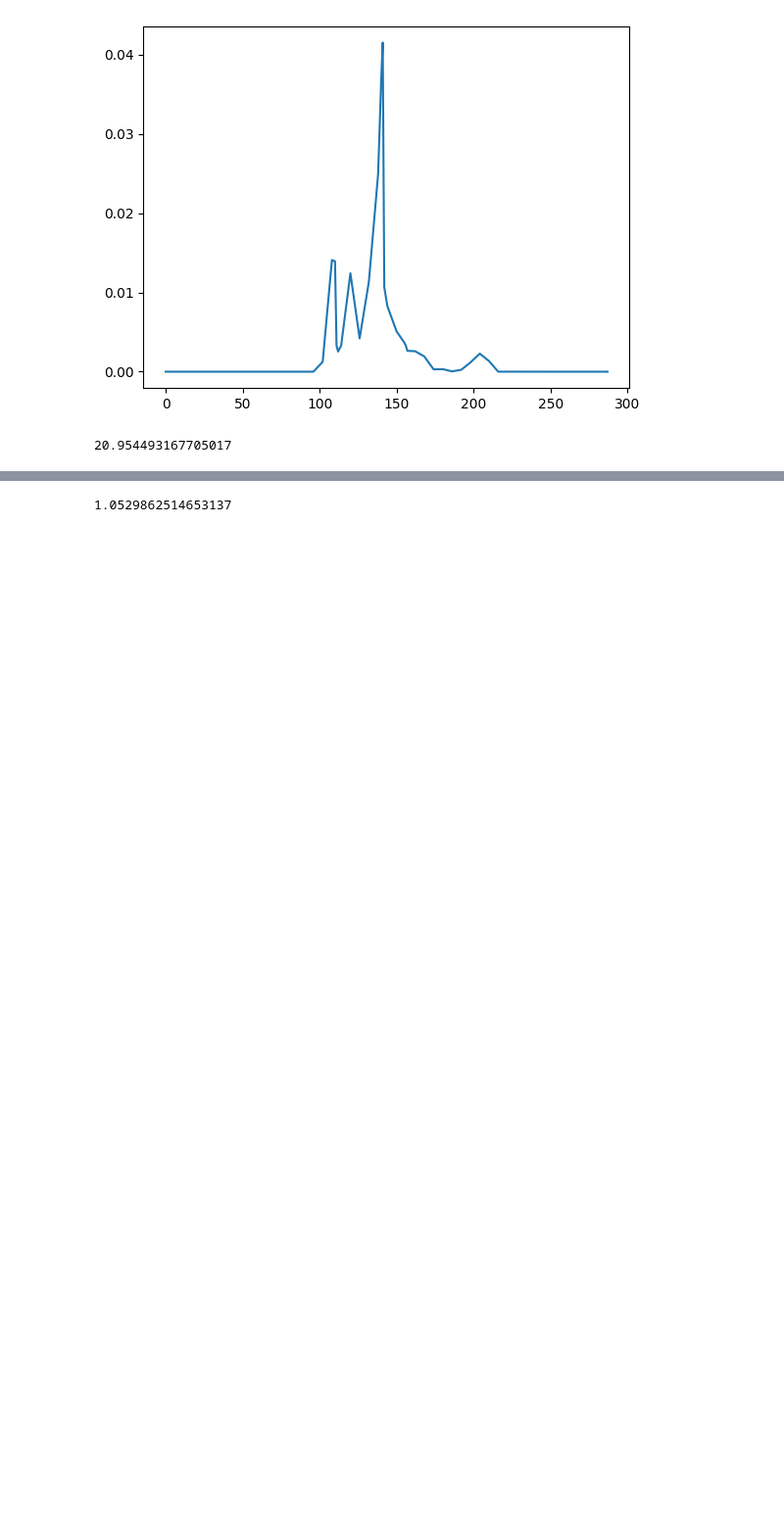
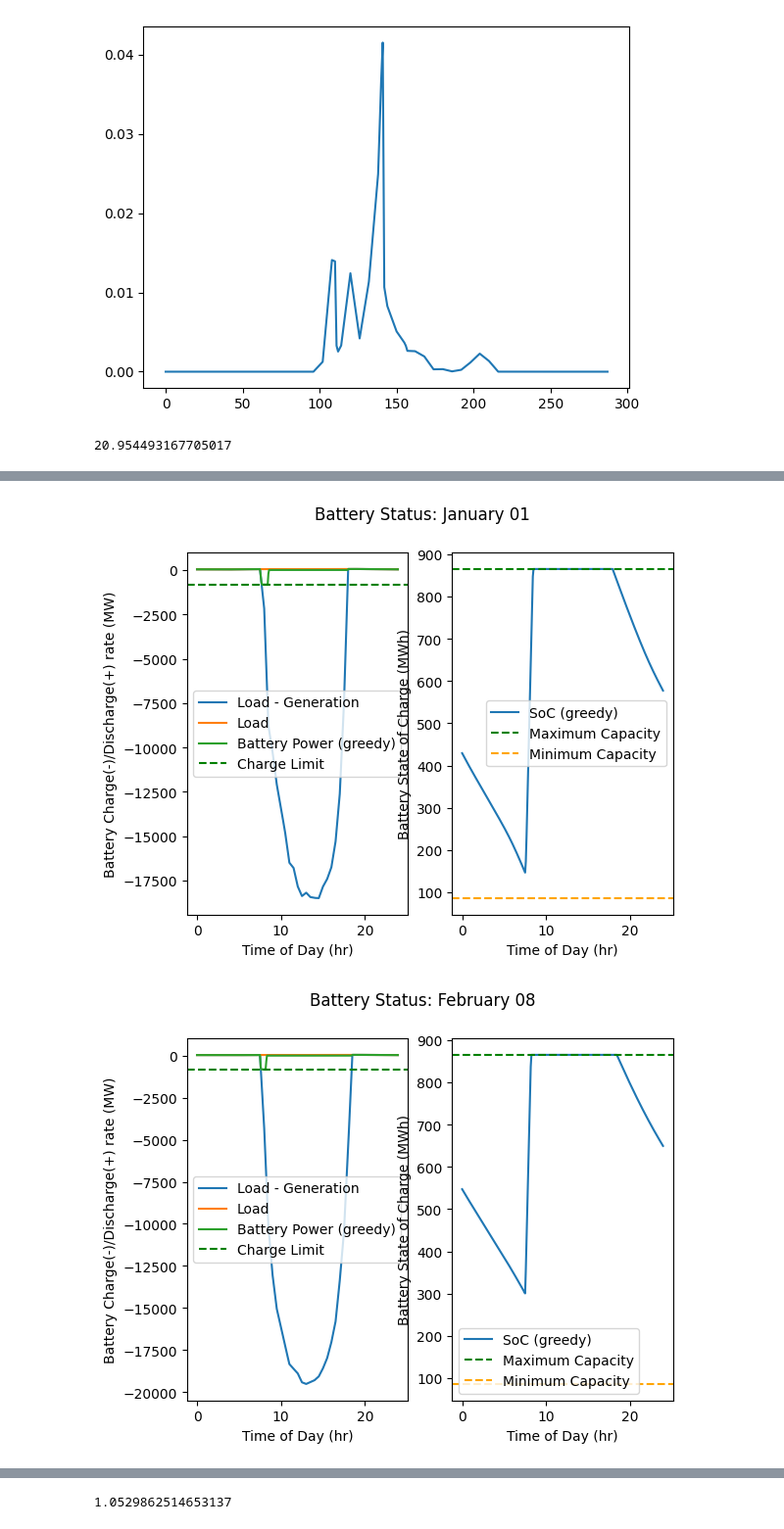
Before and after one commit to seanjennings960/renewableopt, a Jupyter notebook: notebooks/linear_solution.ipynb, the cells around one changed output, grey strips where cells are left out. Shown at 98% size. Cells and saved outputs as stored; diff of their text form; code cells hidden in the pictures; blank space fills up the shorter version.

```diff
--- a/notebooks/linear_solution.ipynb
+++ b/notebooks/linear_solution.ipynb
@@ -397,0 +74,6 @@ for scenario in res.scenarios:
+# %%
+visualize.min_capacity_per_month(res, soc_per_day, u_batt_per_day, time_one_day, load_per_day,
+                                 generation_per_day)
+# %% [output]
+[figure, added]
+[figure, added]
```
Also changed, not shown: parts of 32 cells of this notebook.
